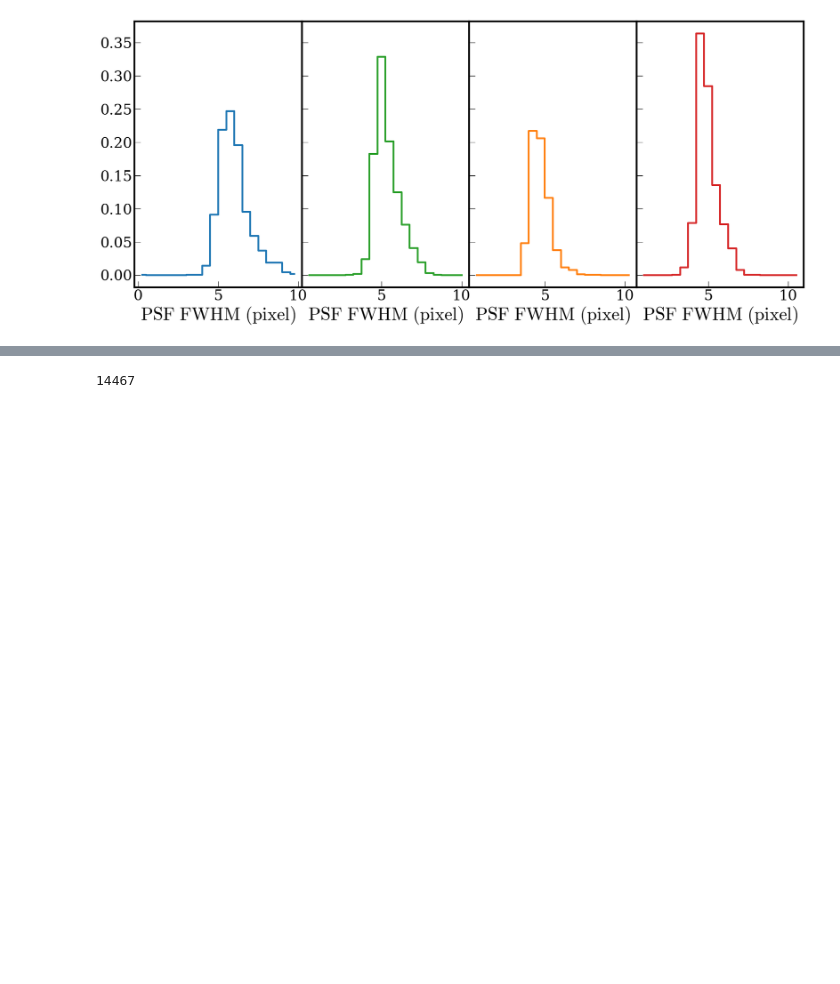
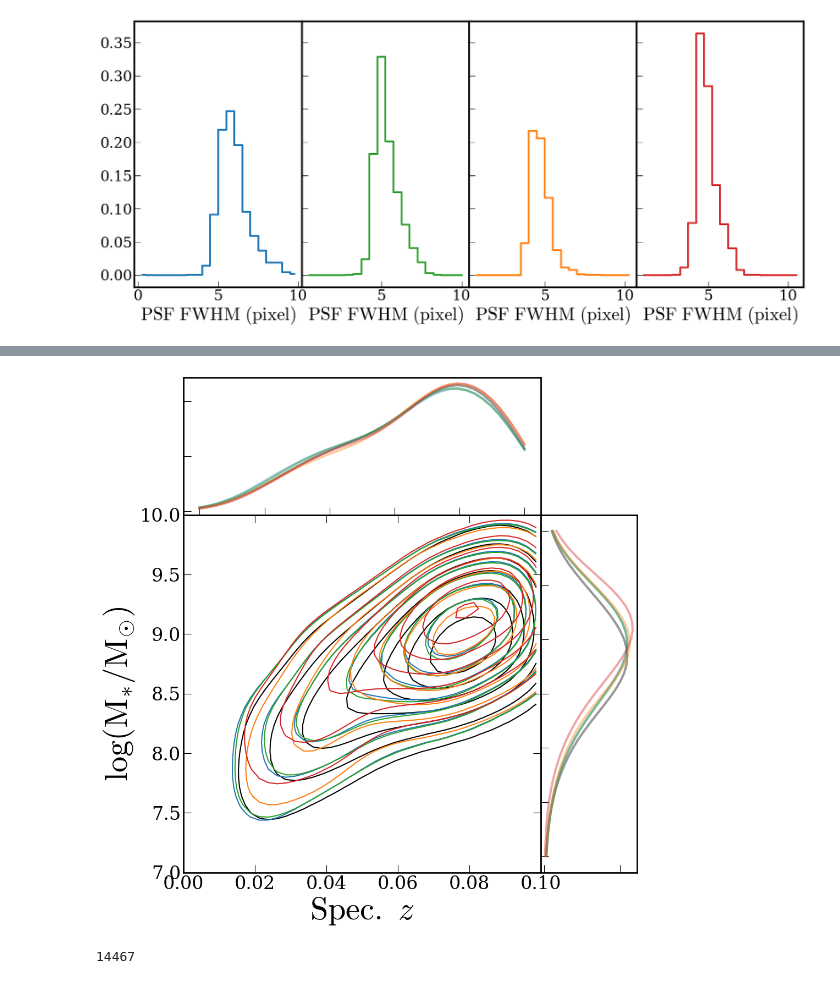
Before and after one commit to joy-228/morphy, a Jupyter notebook: SAGA_postselection.ipynb, the cells around one changed output, grey strips where cells are left out. Cells and saved outputs as stored; diff of their text form; code cells hidden in the pictures; blank space fills up the shorter version.

```diff
--- a/SAGA_postselection.ipynb
+++ b/SAGA_postselection.ipynb
@@ -78,0 +108,6 @@ plt.savefig('SAGAbg_selection1.pdf',bbox_inches='tight')
+# %%
+mst_bins = np.linspace(6.75,10.25,21)
+mst_bw = 0.5*(mst_bins[1]-mst_bins[0])
+
+zsp_bins = np.linspace(0,0.1,21)
+zsp_bw = 0.5*(zsp_bins[1]-zsp_bins[0])
@@ -79,3 +143,33 @@ plt.savefig('SAGAbg_selection1.pdf',bbox_inches='tight')
+# %%
+def band_hists(FIG,X,Y,XYext,Xlabel,Ylabel,COL):
+        Xval = (X - XYext[0])/(XYext[1]-XYext[0])
+        Yval = (Y - XYext[2])/(XYext[3]-XYext[2])
+        UV = np.linspace(0,1,20)
+
+        ax = FIG.axes
+
+        marg_hist_1d(ax[1],X,XYext[:2],COL=COL)
+        marg_hist_1d(ax[2],Y,XYext[2:],ORIEN='vertical',COL=COL)
+
+        H = hess_arr(X, Y, XYext,40)
+        CS = ax[0].contour(H,lw=6,extent = XYext,origin='lower',colors=COL)
+        #ax[0].clabel(CS, fontsize=14)
+# %%
+xlabel,ylabel,ext = r'${\rm Spec.}\ {\it z}$',r'$log(M_{\ast}/M_{\odot})$',[0,0.1,7.0,10.0]
+fig = hist_2d_marg_axes(xlabel,ylabel,ext)
+
+band_hists(fig,sources['zspec'],sources['logM'],ext,xlabel,ylabel,COL='black')
+for i,key in enumerate(bands):
+    selc = smorph[(smorph['snr_pix_'+key]>2.5)&(smorph['flag_'+key]<=1)&(smorph['r20_psf_'+key]>0.5)]
+
+    zspec = sources['zspec'].iloc[selc['ind1']]
+    mst = sources['logM'].iloc[selc['ind1']]
+
+    band_hists(fig,zspec,mst,ext,xlabel,ylabel,COL=bands[key][1])
+
+#plt.savefig('SAGAbg_selection1.pdf',bbox_inches='tight')
+# %% [output]
+[figure, added]
 # %%
 #avail = np.where((zspec>0)&(zspec<0.1)&(rmag<21)&(g_r<0.5))[0]
 avail = np.where((g_r<0.5)&(rmag>18)&(dst<3.2))[0]
```
Also changed, not shown: parts of 9 cells of this notebook, 11 other files.
